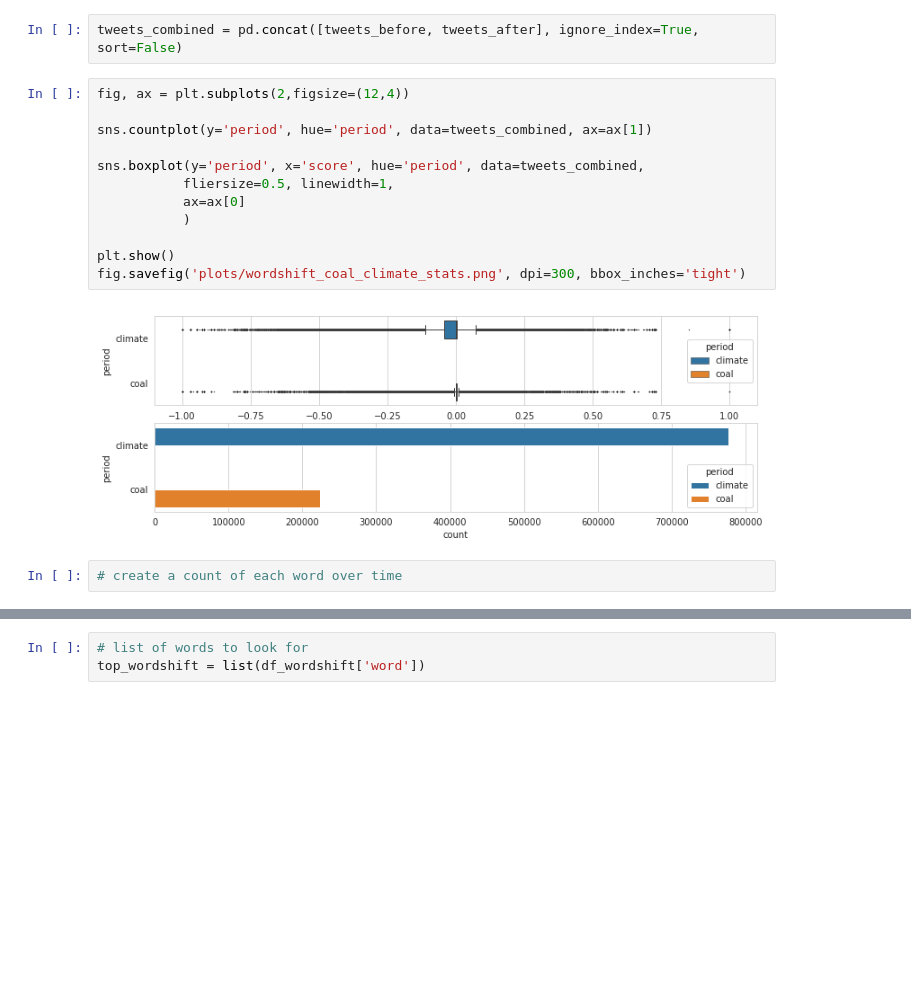
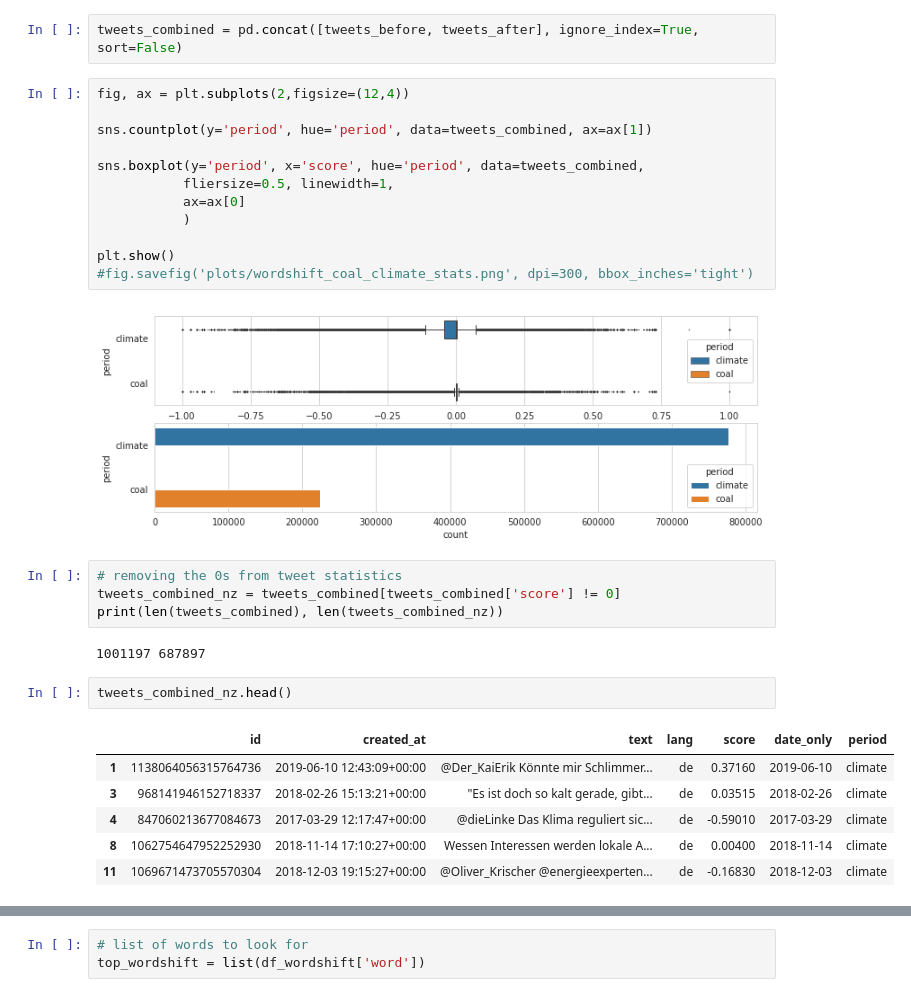
Before and after one commit to yuantinglee/twitter-discourse, a Jupyter notebook: analysis/word_shifts.ipynb, the cells around one changed output, grey strips where cells are left out. Saved outputs shown, nothing was run; the diff lists cells and outputs as text; blank space fills up the shorter version.

```diff
--- a/analysis/word_shifts.ipynb
+++ b/analysis/word_shifts.ipynb
@@ -1252,8 +1255,21 @@ sns.boxplot(y='period', x='score', hue='period', data=tweets_combined,
            )
 
 plt.show()
-fig.savefig('plots/wordshift_coal_climate_stats.png', dpi=300, bbox_inches='tight')
+#fig.savefig('plots/wordshift_coal_climate_stats.png', dpi=300, bbox_inches='tight')
 # %% [output]
 [figure]
-# %%
-# create a count of each word over time
+# %%
+# removing the 0s from tweet statistics
+tweets_combined_nz = tweets_combined[tweets_combined['score'] != 0]
+print(len(tweets_combined), len(tweets_combined_nz))
+# %% [output]
+1001197 687897
+# %%
+tweets_combined_nz.head()
+# %% [output]
+|  | id | created_at | text | lang | score | date_only | period |
+| 1 | 1138064056315764736 | 2019-06-10 12:43:09+00:00 | @Der_KaiErik Könnte mir Schlimmer... | de | 0.37160 | 2019-06-10 | climate |
+| 3 | 968141946152718337 | 2018-02-26 15:13:21+00:00 | "Es ist doch so kalt gerade, gibt... | de | 0.03515 | 2018-02-26 | climate |
+| 4 | 847060213677084673 | 2017-03-29 12:17:47+00:00 | @dieLinke Das Klima reguliert sic... | de | -0.59010 | 2017-03-29 | climate |
+| 8 | 1062754647952252930 | 2018-11-14 17:10:27+00:00 | Wessen Interessen werden lokale A... | de | 0.00400 | 2018-11-14 | climate |
+| 11 | 1069671473705570304 | 2018-12-03 19:15:27+00:00 | @Oliver_Krischer @energieexperten... | de | -0.16830 | 2018-12-03 | climate |
```
Also changed, not shown: parts of 7 cells of this notebook, 1 other file.
